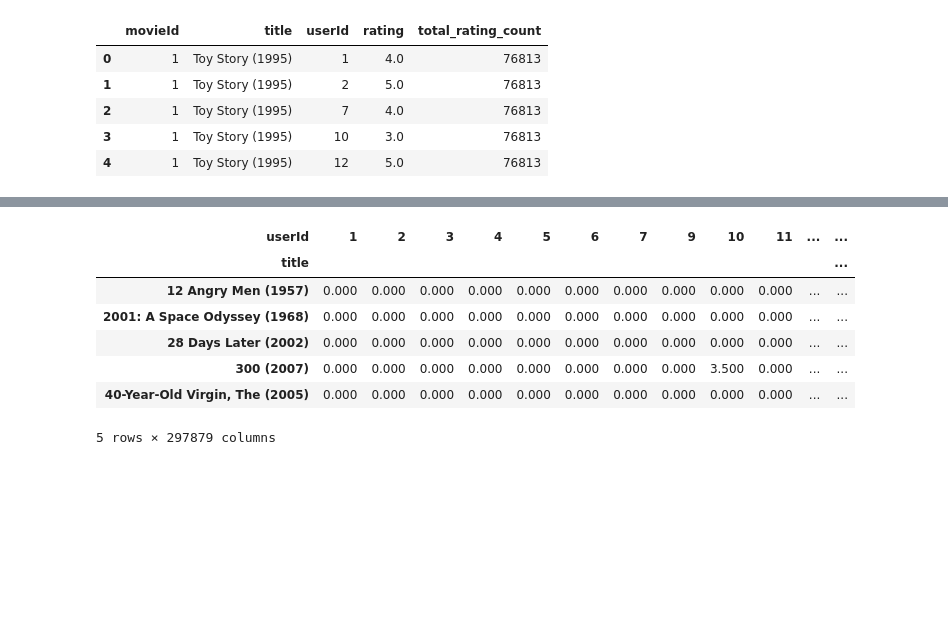
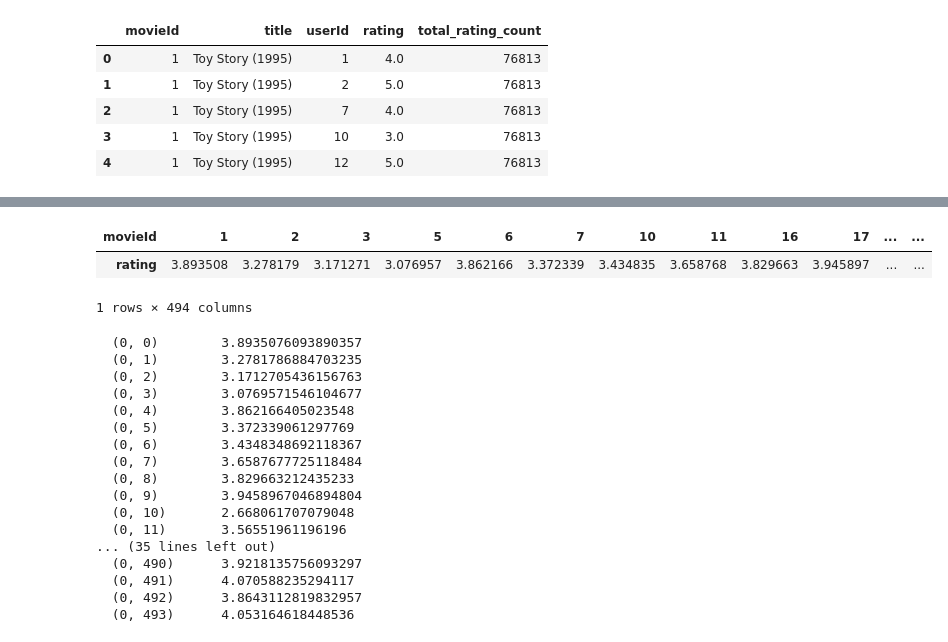
Before and after one commit to mosendamnit/AI-muhsin-OPA23, a Jupyter notebook: labs/lab_01.ipynb, the cells around one changed output, grey strips where cells are left out. Cells and saved outputs as stored; diff of their text form; code cells hidden in the pictures; blank space fills up the shorter version.

Commit message:
Creat sparse maxtrx

```diff
--- a/labs/lab_01.ipynb
+++ b/labs/lab_01.ipynb
@@ -439,13 +417,43 @@ rating_popular_movie.shape
 # %%
-pivottabe = rating_popular_movie.pivot_table(index="title" , columns="userId" , values="rating").fillna(0)
+pivottabe = rating_popular_movie.pivot_table(columns="movieId" , values="rating").fillna(0)
 
 pivottabe.head()
 # %% [output]
-| userId | 1 | 2 | 3 | 4 | 5 | 6 | 7 | 9 | 10 | 11 | ... | ... |
-| title |  |  |  |  |  |  |  |  |  |  |  | ... |
-| 12 Angry Men (1957) | 0.000 | 0.000 | 0.000 | 0.000 | 0.000 | 0.000 | 0.000 | 0.000 | 0.000 | 0.000 | ... | ... |
-| 2001: A Space Odyssey (1968) | 0.000 | 0.000 | 0.000 | 0.000 | 0.000 | 0.000 | 0.000 | 0.000 | 0.000 | 0.000 | ... | ... |
-| 28 Days Later (2002) | 0.000 | 0.000 | 0.000 | 0.000 | 0.000 | 0.000 | 0.000 | 0.000 | 0.000 | 0.000 | ... | ... |
-| 300 (2007) | 0.000 | 0.000 | 0.000 | 0.000 | 0.000 | 0.000 | 0.000 | 0.000 | 3.500 | 0.000 | ... | ... |
-| 40-Year-Old Virgin, The (2005) | 0.000 | 0.000 | 0.000 | 0.000 | 0.000 | 0.000 | 0.000 | 0.000 | 0.000 | 0.000 | ... | ... |
+| movieId | 1 | 2 | 3 | 5 | 6 | 7 | 10 | 11 | 16 | 17 | ... | ... |
+| rating | 3.893508 | 3.278179 | 3.171271 | 3.076957 | 3.862166 | 3.372339 | 3.434835 | 3.658768 | 3.829663 | 3.945897 | ... | ... |
-5 rows × 297879 columns
+1 rows × 494 columns
+# %%
+import pandas as pd
+import numpy as np
+from scipy.sparse import csr_matrix
+
+# make sparse metrix of Pivot table
+
+df = pd.DataFrame(pivottabe)
+
+from scipy.sparse import csr_matrix
+
+#pivot_table = df.pivot_table(columns='movieId', values='rating', aggfunc=np.sum, fill_value=0)
+
+# Convert the pivot table directly to a CSR matrix
+sparse_matrix = csr_matrix(pivottabe.values)
+
+print(sparse_matrix)
+# %% [output]
+  (0, 0)        3.8935076093890357
+  (0, 1)        3.2781786884703235
+  (0, 2)        3.1712705436156763
+  (0, 3)        3.0769571546104677
+  (0, 4)        3.862166405023548
+  (0, 5)        3.372339061297769
+  (0, 6)        3.4348348692118367
+  (0, 7)        3.6587677725118484
+  (0, 8)        3.829663212435233
+  (0, 9)        3.9458967046894804
+  (0, 10)       2.668061707079048
+  (0, 11)       3.56551961196196
+... (35 lines left out)
+  (0, 490)      3.9218135756093297
+  (0, 491)      4.070588235294117
+  (0, 492)      3.8643112819832957
+  (0, 493)      4.053164618448536
```
Also changed, not shown: parts of 7 cells of this notebook.
